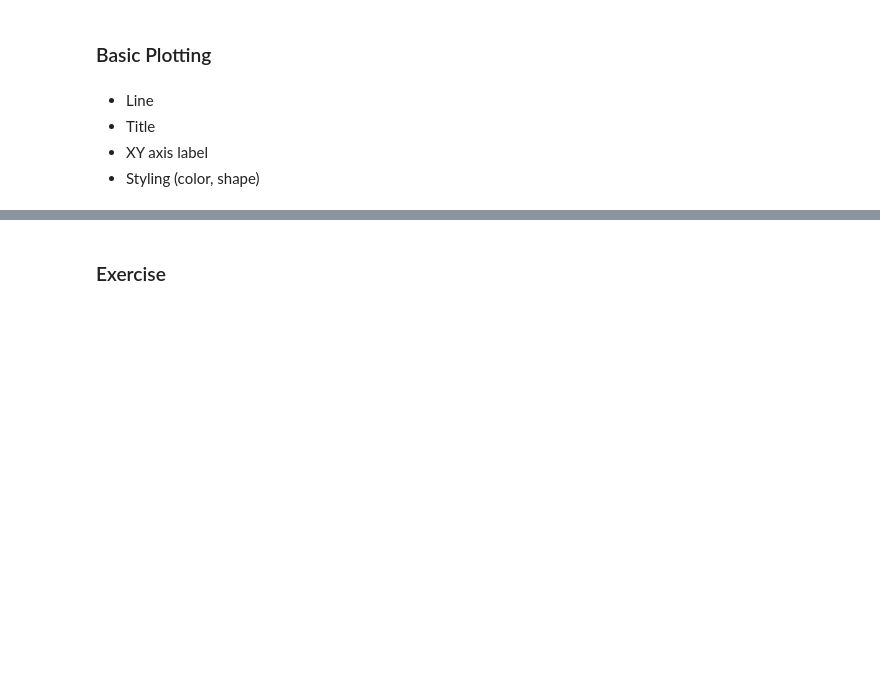
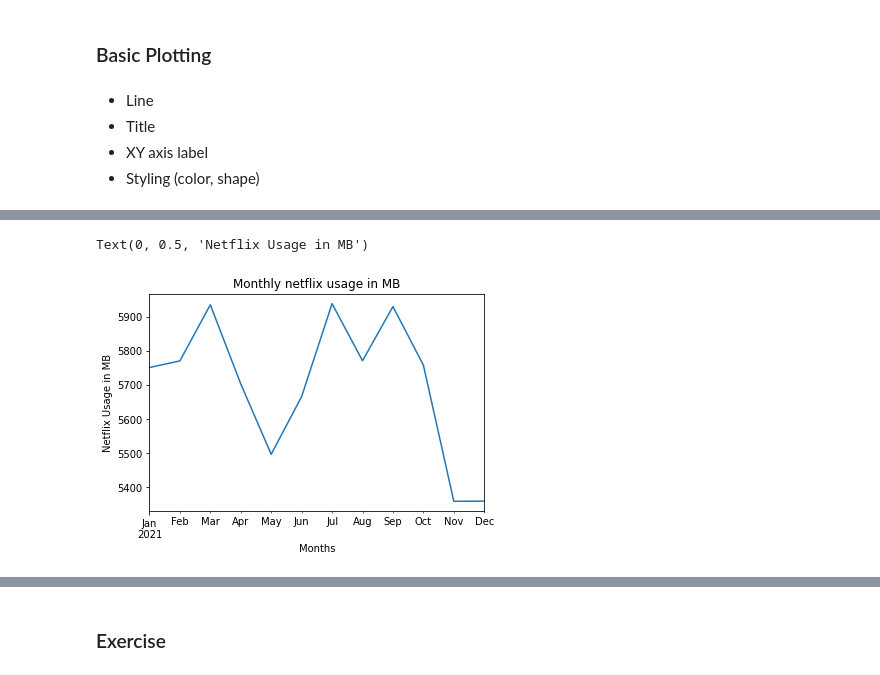
Before and after one commit to andreaschandra/free_data_science_courses, a Jupyter notebook: python_for_data_manipulation/1_basic_pandas.ipynb, the cells around one changed output, grey strips where cells are left out. Drawn from its saved outputs; the diff is of its cells as text; code cells hidden in the pictures; blank space fills up the shorter version.

```diff
--- a/python_for_data_manipulation/1_basic_pandas.ipynb
+++ b/python_for_data_manipulation/1_basic_pandas.ipynb
@@ -1059,0 +1099,9 @@ dt_data[['average_internet_speed_in_megabytes', 'MonthlyCharges']].resample("1M"
+# %%
+# Lets give the x-axis and y-axis label
+
+ax = monthly_netflix.plot(title="Monthly netflix usage in MB")
+ax.set_xlabel("Months")
+ax.set_ylabel("Netflix Usage in MB")
+# %% [output]
+Text(0, 0.5, 'Netflix Usage in MB')
+[figure, added]
```
Also changed, not shown: parts of 9 cells of this notebook.
